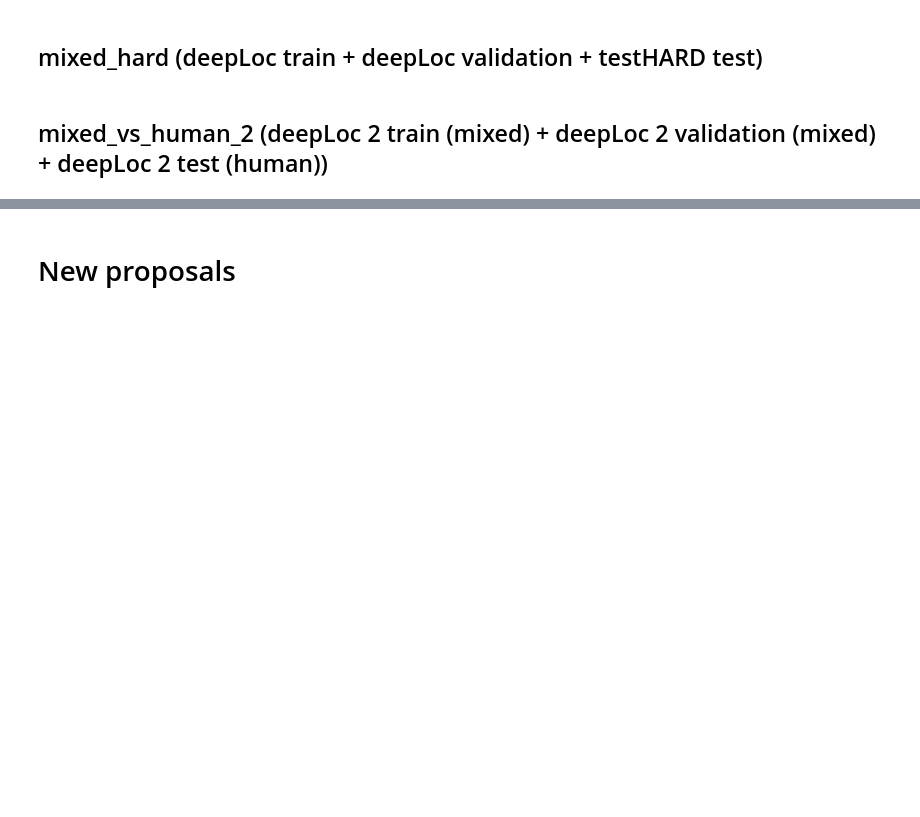
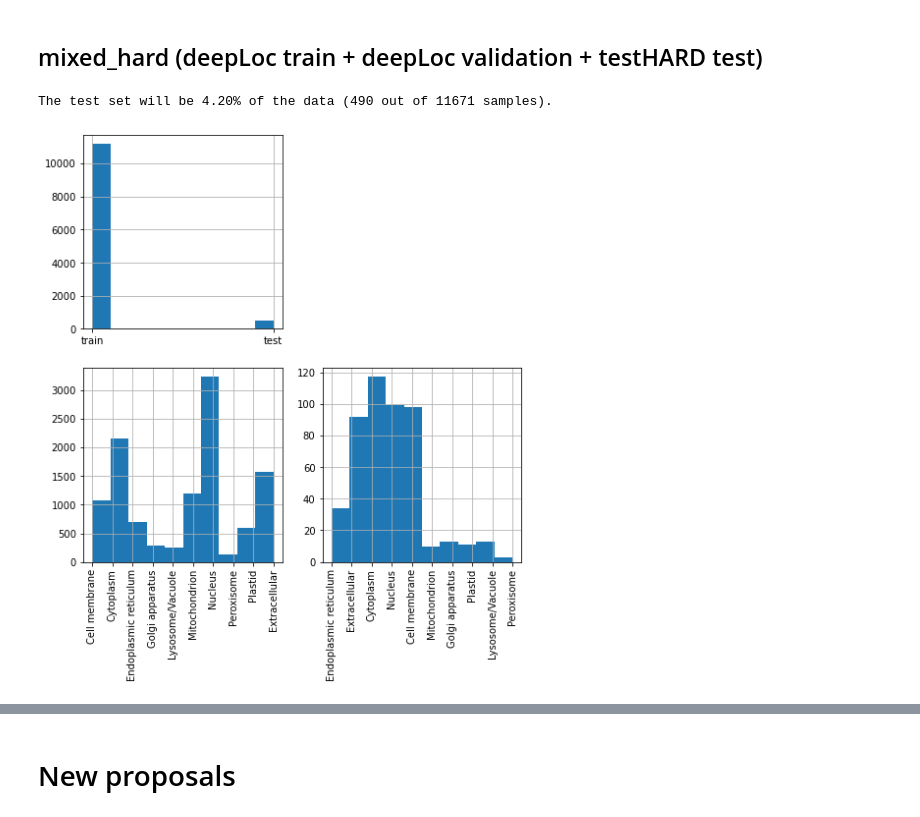
Before and after one commit to J-SNACKKB/FLIP, a Jupyter notebook: collect_splits/4_scl.ipynb, the cells around one changed output, grey strips where cells are left out. Drawn from its saved outputs; the diff is of its cells as text; code cells hidden in the pictures; blank space fills up the shorter version.

```diff
--- a/collect_splits/4_scl.ipynb
+++ b/collect_splits/4_scl.ipynb
@@ -149,7 +164,11 @@ tmp.insert(2, "set", ["test"]*len(test_set_hard))
 mixed_hard = mixed_hard.append(tmp)
 
 mixed_hard = mixed_hard.reset_index(drop = True)
+# %%
+# Let's plot some statistics
+plot_data_statistics(mixed_hard, 'set', 'target', figsize=(8,8), rotation=90)
+# %% [output]
+The test set will be 4.20% of the data (490 out of 11671 samples).
+[figure, added]
 # %%
 mixed_hard.to_csv(split_path / 'splits' / 'mixed_hard.csv', index = False)
-# %% [markdown]
-## mixed_vs_human_2 (deepLoc 2 train (mixed) + deepLoc 2 validation (mixed) + deepLoc 2 test (human))
```
Also changed, not shown: parts of 34 cells of this notebook, 2 other files.
